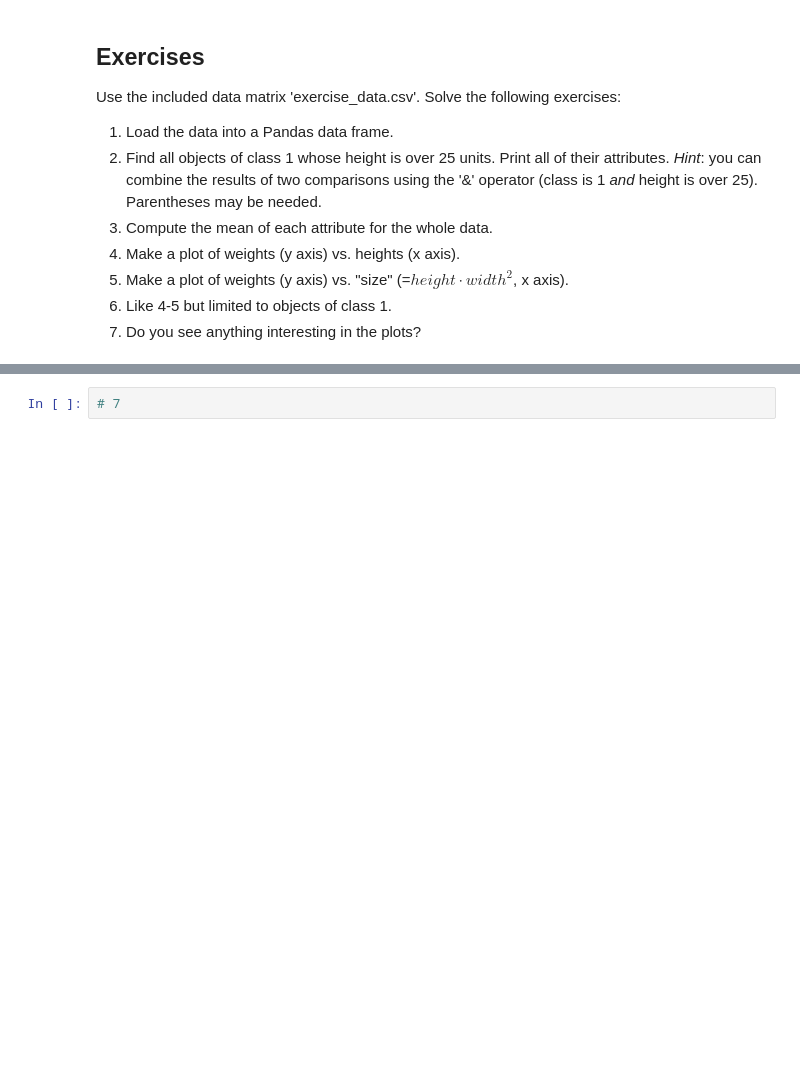
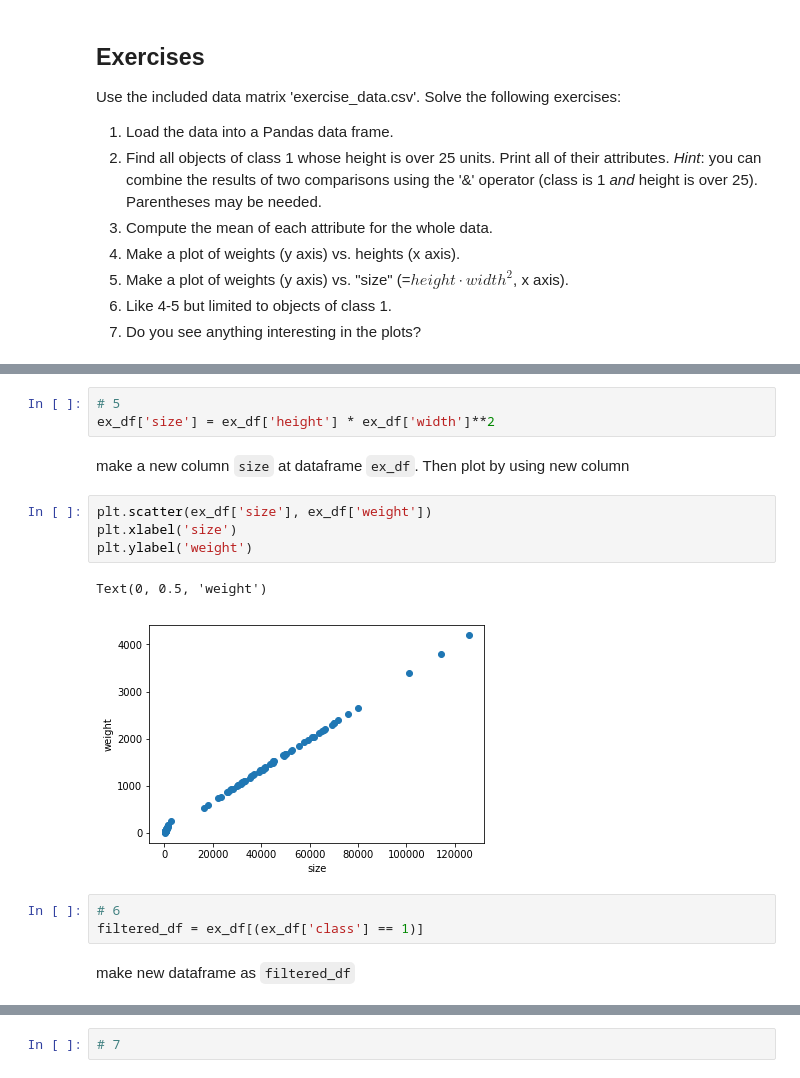
Before and after one commit to euneestella/utu_data_analysis, a Jupyter notebook: excersie/exercise_1/Python_tutorial.ipynb, the cells around one changed output, grey strips where cells are left out. Saved outputs shown, nothing was run; the diff lists cells and outputs as text; blank space fills up the shorter version.

````diff
--- a/excersie/exercise_1/Python_tutorial.ipynb
+++ b/excersie/exercise_1/Python_tutorial.ipynb
@@ -459,0 +525,17 @@ Use the included data matrix 'exercise_data.csv'. Solve the following exercises:
+# %%
+# 5
+ex_df['size'] = ex_df['height'] * ex_df['width']**2
+# %% [markdown]
+make a new column ```size``` at dataframe ```ex_df```. Then plot by using new column
+# %%
+plt.scatter(ex_df['size'], ex_df['weight'])
+plt.xlabel('size')
+plt.ylabel('weight')
+# %% [output]
+Text(0, 0.5, 'weight')
+[figure, added]
+# %%
+# 6
+filtered_df = ex_df[(ex_df['class'] == 1)]
+# %% [markdown]
+make new dataframe as ```filtered_df```
````
Also changed, not shown: parts of 24 cells of this notebook.
